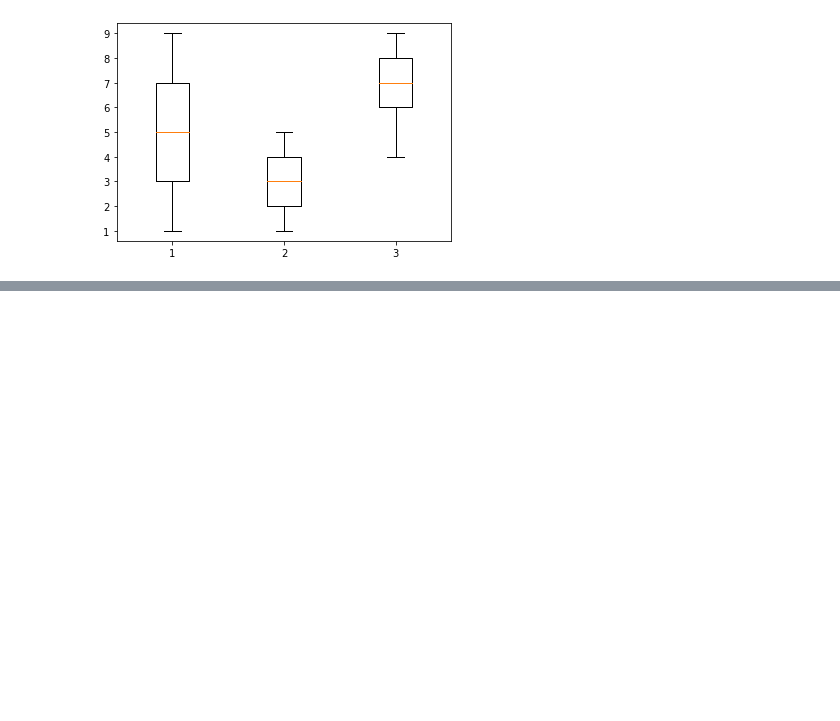
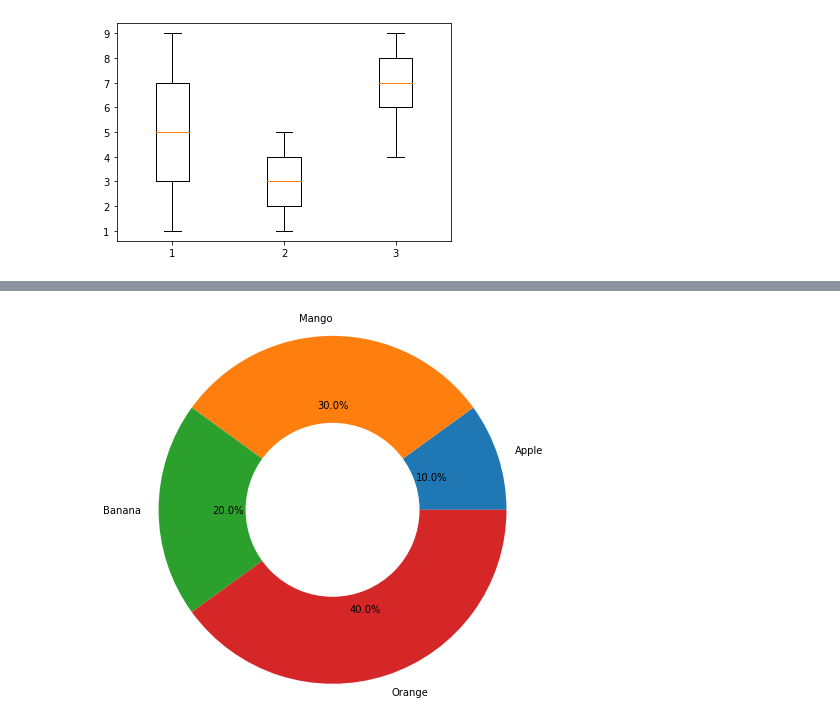
Before and after one commit to iMuhammadessa/data-visualization, a Jupyter notebook: data-visualization.ipynb, the cells around one changed output, grey strips where cells are left out. Drawn from its saved outputs; the diff is of its cells as text; code cells hidden in the pictures; blank space fills up the shorter version.

Commit message:
file modified for donuts-plot

```diff
--- a/data-visualization.ipynb
+++ b/data-visualization.ipynb
@@ -142,0 +143,10 @@ plt.show()
+# %%
+fruit=['Apple','Mango','Banana','Orange']
+quantity=[10,30,20,40]
+
+pie1=plt.pie(quantity, labels=fruit, autopct='%0.1f%%', radius=2)
+pie2=plt.pie([5], colors='w', radius=1)
+
+plt.show()
+# %% [output]
+[figure, added]
```
Also changed, not shown: parts of 4 cells of this notebook.
